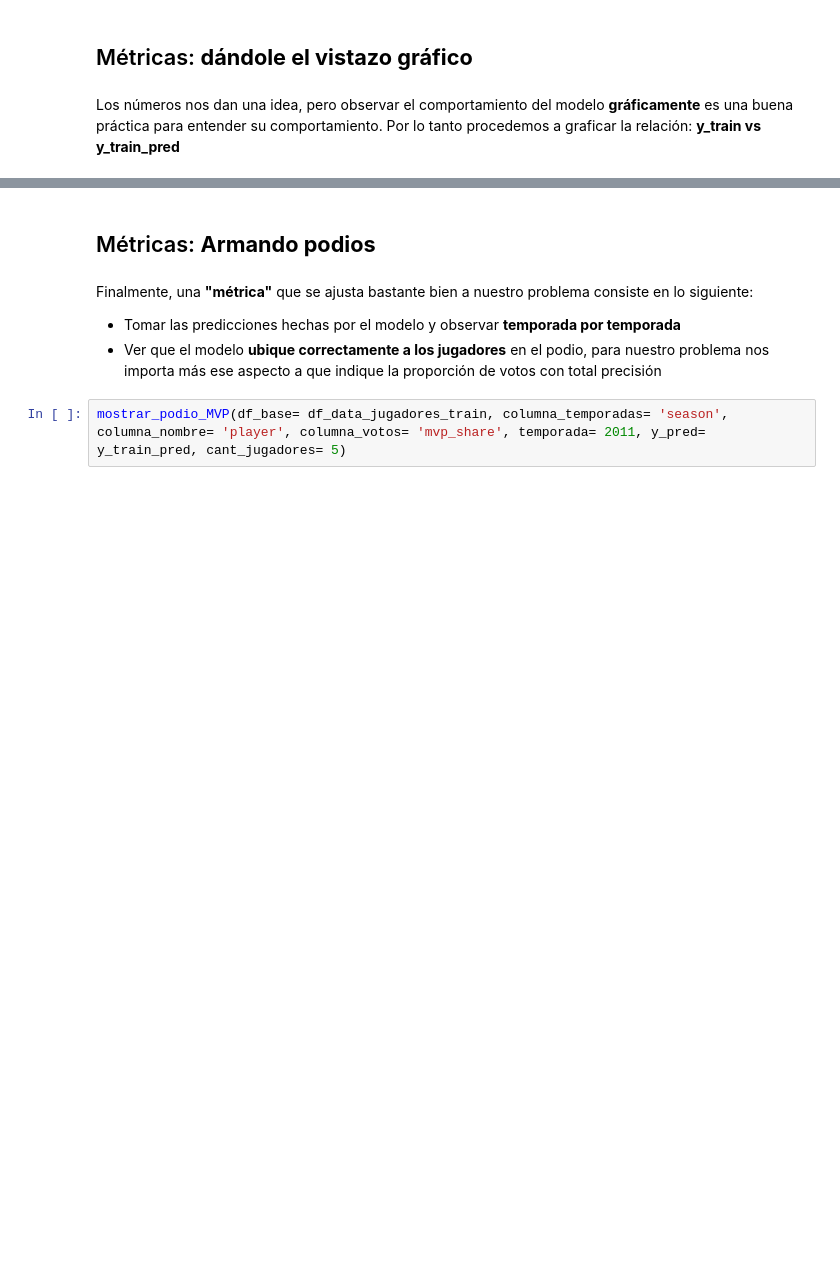
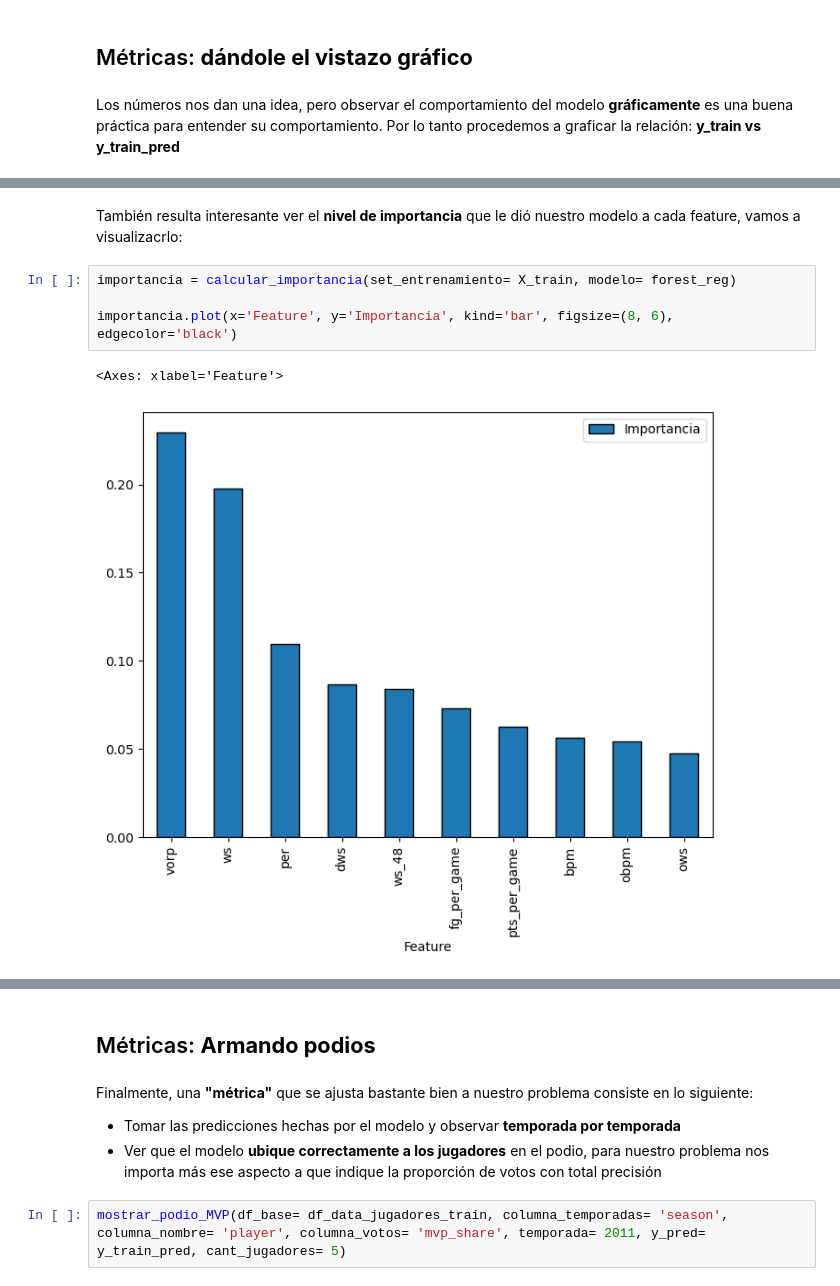
Before and after one commit to Gerardo1909/proyecto_nba_mvp, a Jupyter notebook: notebooks/3_modelado.ipynb, the cells around one changed output, grey strips where cells are left out. Cells and saved outputs as stored; diff of their text form; blank space fills up the shorter version.

```diff
--- a/notebooks/3_modelado.ipynb
+++ b/notebooks/3_modelado.ipynb
@@ -123,0 +114,9 @@ Gráficamente, evidenciamos que nuestro modelo se ajusta de **manera precisa** a
+# %% [markdown]
+También resulta interesante ver el **nivel de importancia** que le dió nuestro modelo a cada feature, vamos a visualizacrlo:
+# %%
+importancia = calcular_importancia(set_entrenamiento= X_train, modelo= forest_reg)
+
+importancia.plot(x='Feature', y='Importancia', kind='bar', figsize=(8, 6), edgecolor='black')
+# %% [output]
+<Axes: xlabel='Feature'>
+[figure, added]
```
Also changed, not shown: parts of 19 cells of this notebook, 4 other files.
